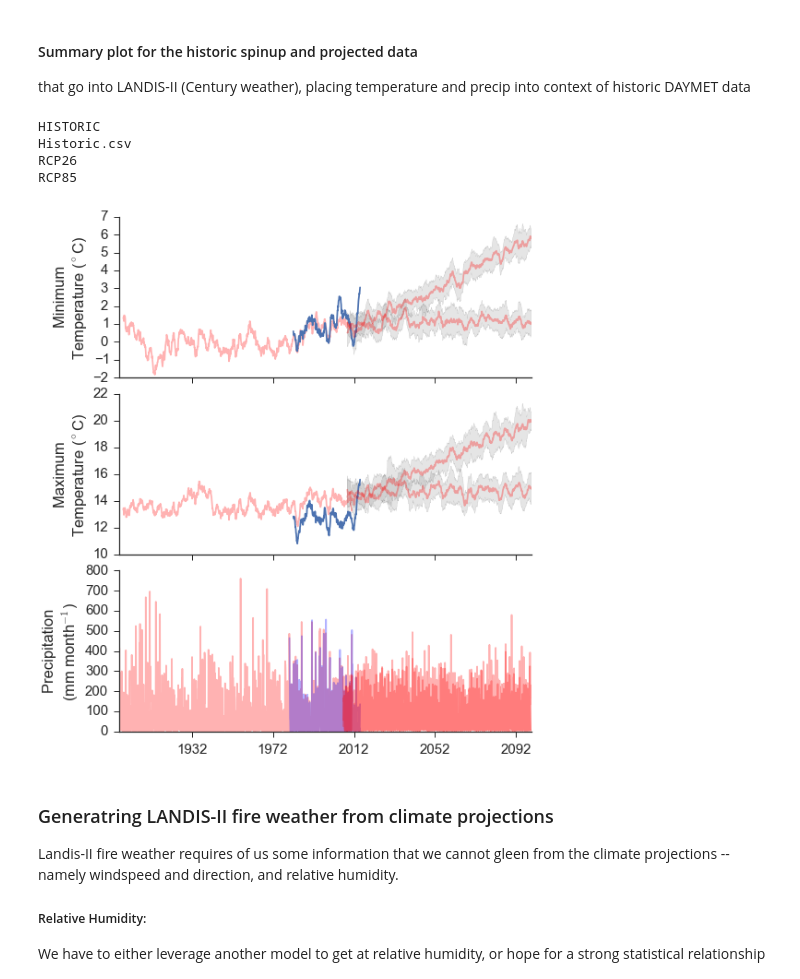
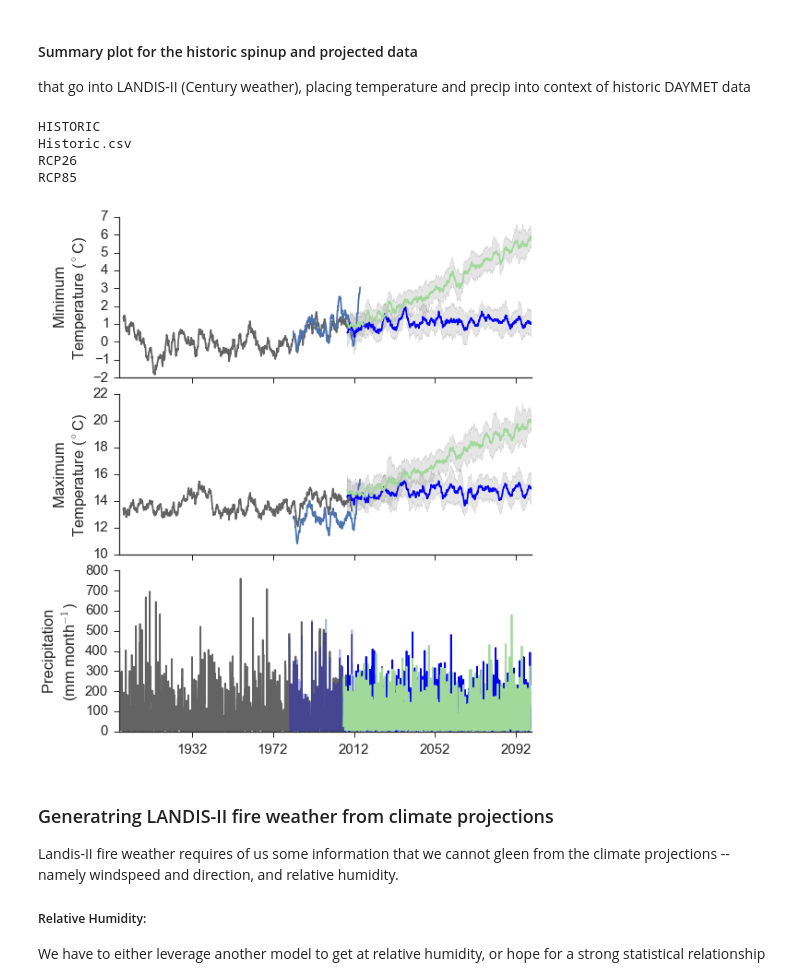
Before and after one commit to djkrofch/DinkeyCreek, a Jupyter notebook: ProjectedClimate.ipynb, the cells around one changed output. Saved outputs shown, nothing was run; the diff lists cells and outputs as text; code cells hidden in the pictures.

```diff
--- a/ProjectedClimate.ipynb
+++ b/ProjectedClimate.ipynb
@@ -358,6 +364,12 @@ for scenario in scenarios:
     tminSmooth = tminMEAN.VALUE.rolling(window = 24, center=False).mean()
     tminSTDSmooth = tminSTD.VALUE.rolling(window = 24, center=False).std()
 
+    if scenario == 'Historic.csv':
+        pltColor = 'blue'
+    if scenario == 'HISTORIC':
+        pltColor = '#636363'
+    if scenario == 'RCP85':
+        pltColor = '#a1d99b'
 
     if scenario != 'Historic.csv':
         y1 = tminSmooth + (tminSTDSmooth)
@@ -369,7 +381,7 @@ for scenario in scenarios:
 
 
         ax1.plot(tminMEAN.index, tminSmooth,
-              color = 'red', alpha = 0.3)
+              color = pltColor)
 
 
         y1 = tmaxSmooth + (tmaxSTDSmooth)
@@ -379,37 +391,38 @@ for scenario in scenarios:
                          where=y2 <= y1, facecolor='gray',
                          alpha = 0.2, interpolate=True)
 
 
         ax2.plot(tmaxMEAN.index, tmaxSmooth,
-              color = 'red', alpha = 0.3)
+              color = pltColor)
+
 
         ax3.plot(prcpMEAN.index, prcpMEAN.VALUE,
-        color = 'red', alpha = 0.3)
+        color = pltColor)
 
     else:
         tmaxMEAN.index = daymetIndex
         tmaxSmooth.index = daymetIndex
         ax1.plot(tmaxMEAN.index,tmaxSmooth)
 
         tminMEAN.index = daymetIndex
         tminSmooth.index = daymetIndex
         ax2.plot(tminMEAN.index,tminSmooth)
 
         prcpMEAN.index = daymetIndex
         ax3.plot(prcpMEAN.index, prcpMEAN.VALUE,
-        color = 'blue', alpha = 0.3)
+        color = pltColor, alpha = 0.3)
 
 ax1.set_ylabel('Minimum \nTemperature ($^\circ$C)')
 ax2.set_ylabel('Maximum \nTemperature ($^\circ$C)')
 ax3.set_ylabel('Precipitation \n(mm month$^{-1}$)')
 
 sns.despine()
 # %% [output]
 HISTORIC
 Historic.csv
 RCP26
 RCP85
-[figure, old version]
+[figure, new version]
 # %% [markdown]
 ### Generatring LANDIS-II fire weather from climate projections
 Landis-II fire weather requires of us some information that we cannot gleen from the climate projections -- namely windspeed and direction, and relative humidity.
```
Also changed, not shown: parts of 17 cells of this notebook.
